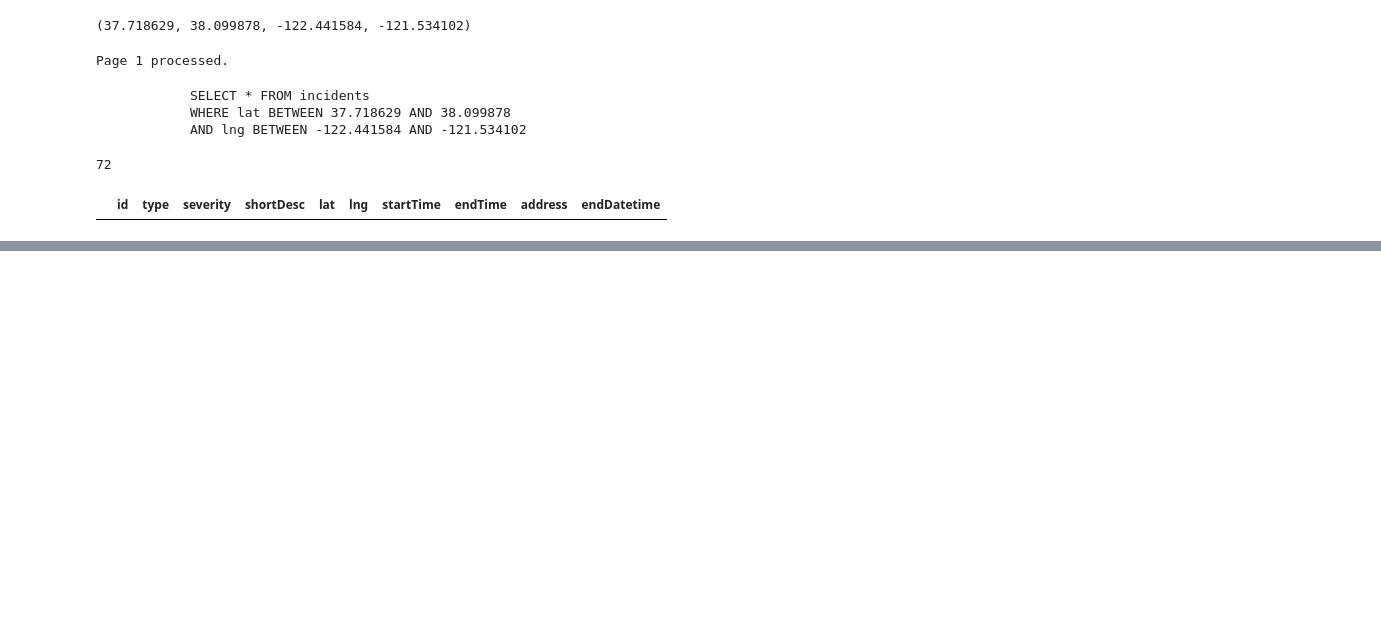
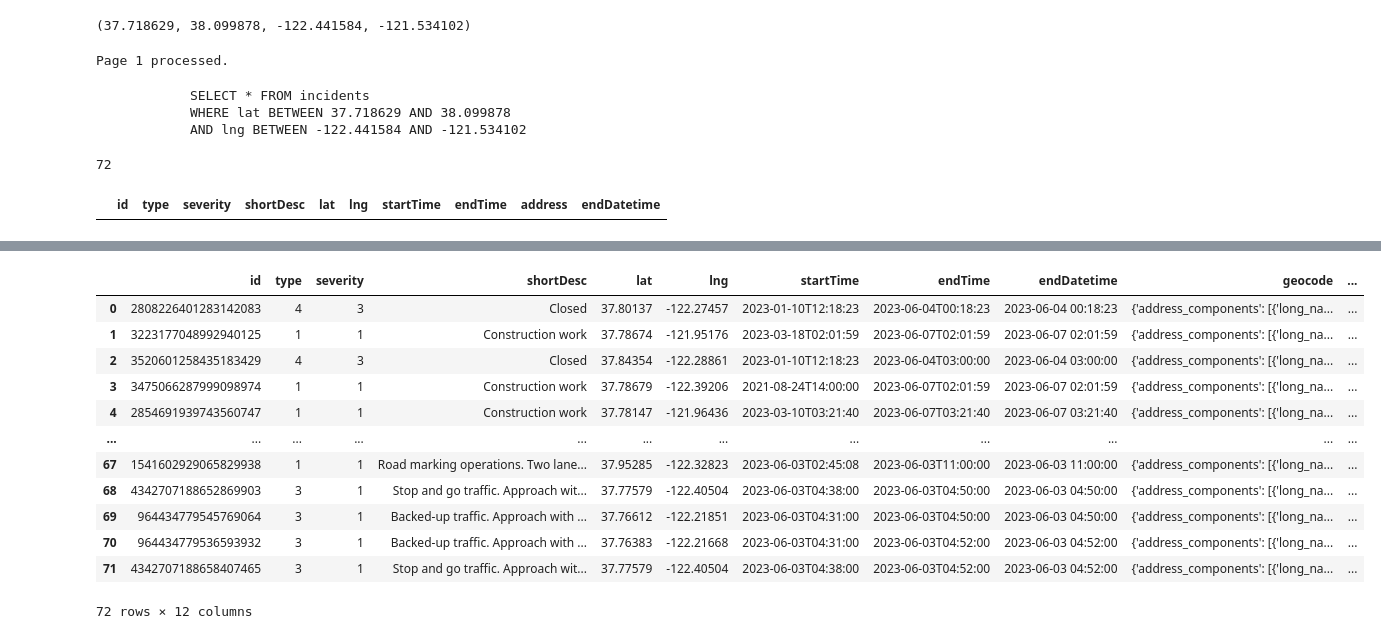
Before and after one commit to gson458/PIC16B-Traffic-Viz-Project, a Jupyter notebook: trafficdatafunctest.ipynb, the cells around one changed output, grey strips where cells are left out. Saved outputs shown, nothing was run; the diff lists cells and outputs as text; code cells hidden in the pictures; blank space fills up the shorter version.

Commit message:
async geocode calls & proper county filtering

```diff
--- a/trafficdatafunctest.ipynb
+++ b/trafficdatafunctest.ipynb
@@ -41,0 +127,3 @@ conn.close()
+# %%
+testadds=[]
+await get_batch_addresses(testadds)
@@ -41,0 +141,10 @@ conn.close()
+# %%
+data['geocode'] = testadds
+# %%
+def get_county(geocode):
+    info = geocode['address_components']
+    county_dict = next((item for item in info if 'administrative_area_level_2' in item['types']), None)
+    return county_dict['long_name']
+
+def get_formatted_address(geocode):
+    return geocode['formatted_address']
@@ -41,0 +189,22 @@ conn.close()
+# %%
+geocodes = []
+await get_batch_addresses(data, geocodes)
+data['geocode'] = geocodes
+data['county'] = data['geocode'].apply(get_county)
+data['address'] = data['geocode'].apply(get_formatted_address)
+# %%
+data
+# %% [output]
+|  | id | type | severity | shortDesc | lat | lng | startTime | endTime | endDatetime | geocode | ... |
+| 0 | 2808226401283142083 | 4 | 3 | Closed | 37.80137 | -122.27457 | 2023-01-10T12:18:23 | 2023-06-04T00:18:23 | 2023-06-04 00:18:23 | {'address_components': [{'long_na... | ... |
+| 1 | 3223177048992940125 | 1 | 1 | Construction work | 37.78674 | -121.95176 | 2023-03-18T02:01:59 | 2023-06-07T02:01:59 | 2023-06-07 02:01:59 | {'address_components': [{'long_na... | ... |
+| 2 | 3520601258435183429 | 4 | 3 | Closed | 37.84354 | -122.28861 | 2023-01-10T12:18:23 | 2023-06-04T03:00:00 | 2023-06-04 03:00:00 | {'address_components': [{'long_na... | ... |
+| 3 | 3475066287999098974 | 1 | 1 | Construction work | 37.78679 | -122.39206 | 2021-08-24T14:00:00 | 2023-06-07T02:01:59 | 2023-06-07 02:01:59 | {'address_components': [{'long_na... | ... |
+| 4 | 2854691939743560747 | 1 | 1 | Construction work | 37.78147 | -121.96436 | 2023-03-10T03:21:40 | 2023-06-07T03:21:40 | 2023-06-07 03:21:40 | {'address_components': [{'long_na... | ... |
+| ... | ... | ... | ... | ... | ... | ... | ... | ... | ... | ... | ... |
+| 67 | 1541602929065829938 | 1 | 1 | Road marking operations. Two lane... | 37.95285 | -122.32823 | 2023-06-03T02:45:08 | 2023-06-03T11:00:00 | 2023-06-03 11:00:00 | {'address_components': [{'long_na... | ... |
+| 68 | 4342707188652869903 | 3 | 1 | Stop and go traffic. Approach wit... | 37.77579 | -122.40504 | 2023-06-03T04:38:00 | 2023-06-03T04:50:00 | 2023-06-03 04:50:00 | {'address_components': [{'long_na... | ... |
+| 69 | 964434779545769064 | 3 | 1 | Backed-up traffic. Approach with ... | 37.76612 | -122.21851 | 2023-06-03T04:31:00 | 2023-06-03T04:50:00 | 2023-06-03 04:50:00 | {'address_components': [{'long_na... | ... |
+| 70 | 964434779536593932 | 3 | 1 | Backed-up traffic. Approach with ... | 37.76383 | -122.21668 | 2023-06-03T04:31:00 | 2023-06-03T04:52:00 | 2023-06-03 04:52:00 | {'address_components': [{'long_na... | ... |
+| 71 | 4342707188658407465 | 3 | 1 | Stop and go traffic. Approach wit... | 37.77579 | -122.40504 | 2023-06-03T04:38:00 | 2023-06-03T04:52:00 | 2023-06-03 04:52:00 | {'address_components': [{'long_na... | ... |
+72 rows × 12 columns
```
Also changed, not shown: parts of 17 cells of this notebook, 4 other files.
